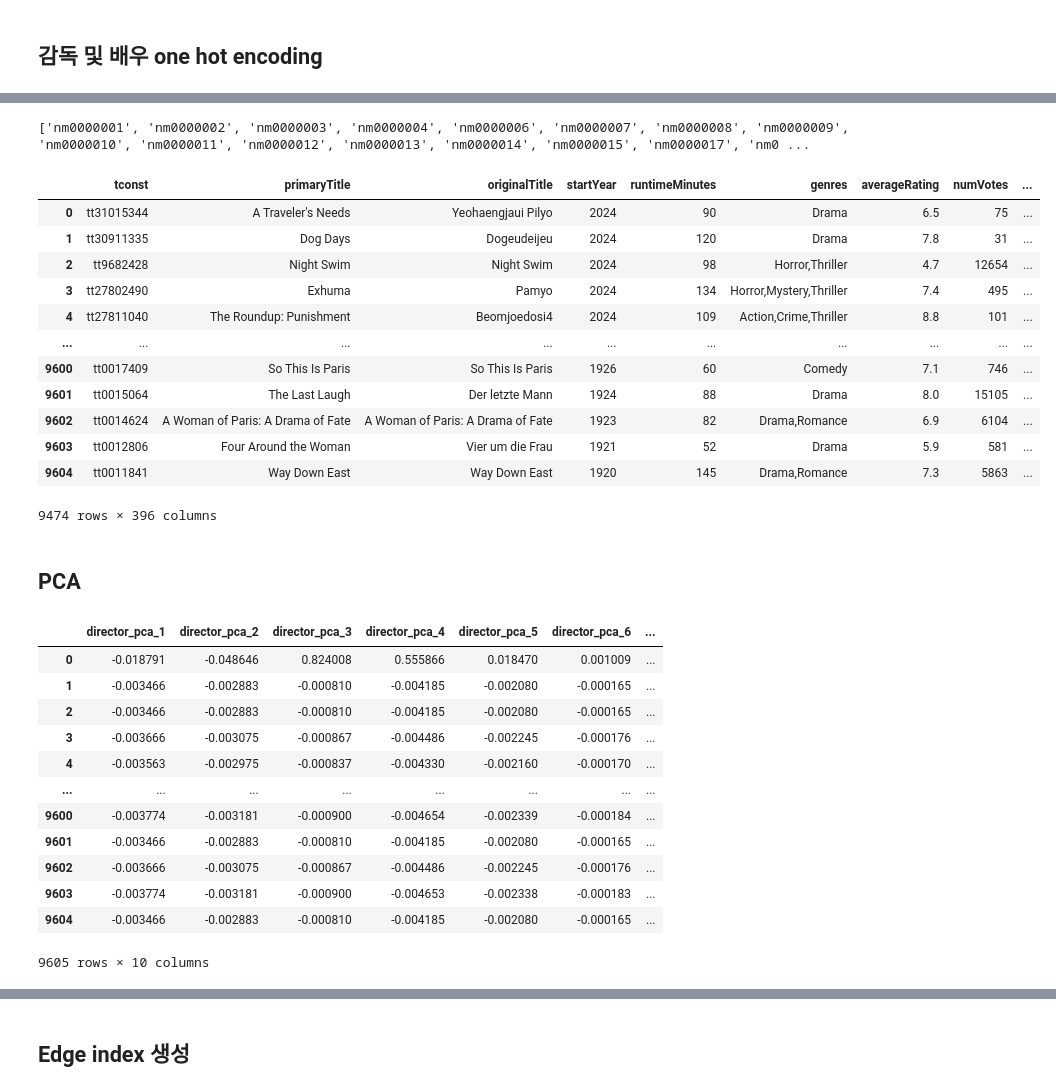
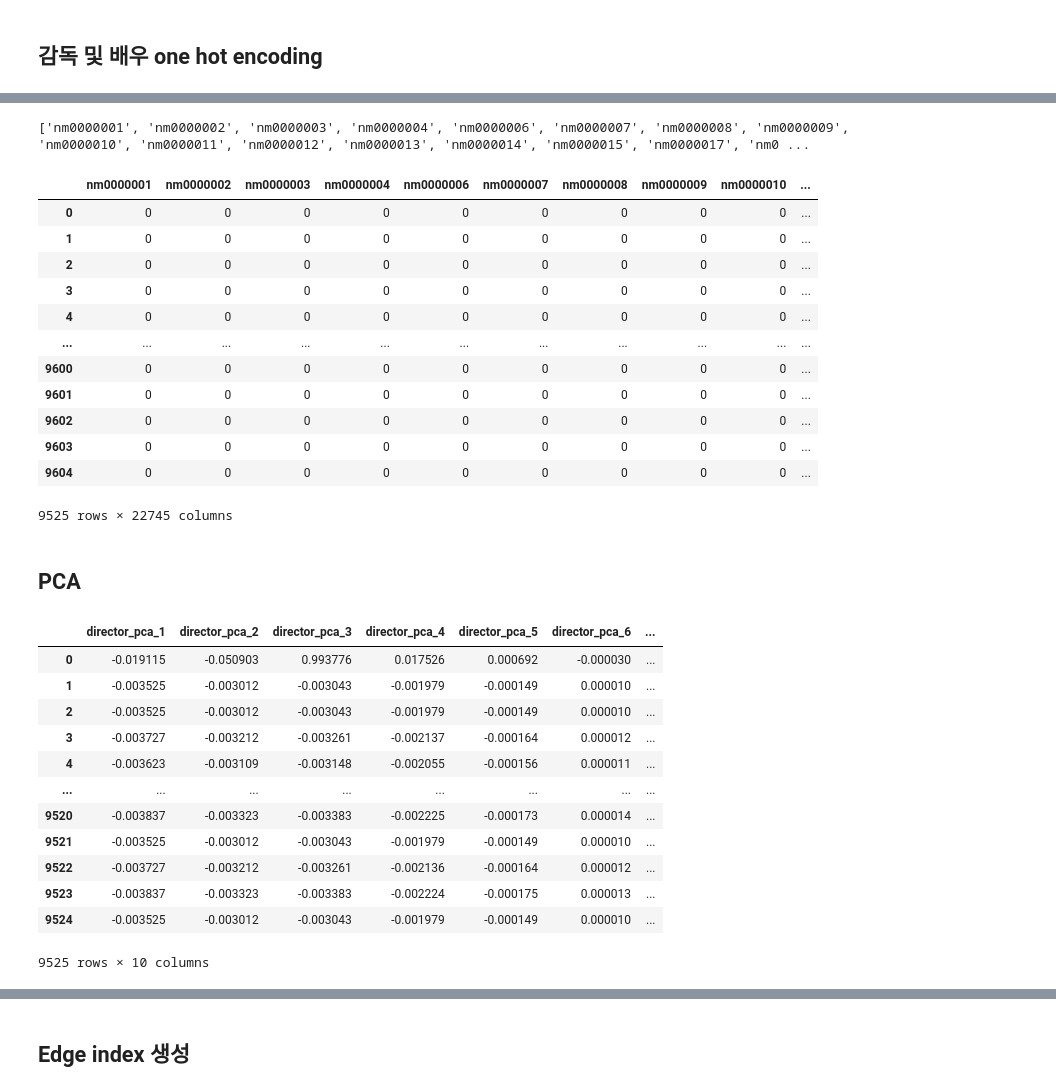
Before and after one commit to hou27/movie_recommendation, a Jupyter notebook: preprocess.ipynb, the cells around one changed output, grey strips where cells are left out. Saved outputs shown, nothing was run; the diff lists cells and outputs as text; code cells hidden in the pictures.

```diff
--- a/preprocess.ipynb
+++ b/preprocess.ipynb
@@ -87,0 +74,10 @@ final_metadata_with_overview
+# %%
+unique_genres_combinations = final_metadata_ver3['genres'].unique()
+
+unique_genres = set() # 고유한 장르를 저장할 집합
+
+for combination in unique_genres_combinations:
+    genres = combination.split(',') # 장르 조합을 분리
+    unique_genres.update(genres) # 집합에 추가하여 고유한 장르만을 보존
+
+sorted(unique_genres), unique_genres.__len__()
@@ -87,0 +146,5 @@ final_metadata_with_overview
+# %%
+# Adult, News, \N, Noir 장르 제거
+final_metadata_with_overview = final_metadata_with_overview[~final_metadata_with_overview['genres'].str.contains('Adult|News|Noir')]
+final_metadata_with_overview = final_metadata_with_overview[~(final_metadata_with_overview['genres'] == '\\N')]
+final_metadata_with_overview
@@ -87,0 +165,4 @@ final_metadata_with_overview
+# %%
+# index 재설정
+final_metadata_with_overview.reset_index(drop=True, inplace=True)
+final_metadata_with_overview
@@ -158,0 +243,8 @@ final_metadata_with_overview.iloc[:, -384:]
+# %%
+# coco에 Family, about time에 Romance 추가
+final_metadata_with_overview.loc[final_metadata_with_overview['primaryTitle'] == 'Coco', 'genres'] += ',Family' # loc로 접근하여 원본 데이터 수정
+final_metadata_with_overview.loc[final_metadata_with_overview['primaryTitle'] == 'About Time', 'genres'] += ',Romance'
+final_metadata_with_overview[
+    (final_metadata_with_overview['primaryTitle'] == 'Coco') |
+    (final_metadata_with_overview['primaryTitle'] == 'About Time')
+]
@@ -285,29 +366,30 @@ final_metadata_with_overview[directors_one_hot_encoded.sum(axis=1) > 1]
 # %%
 unique_actors_combinations = final_metadata_with_overview['actors'].unique()
 unique_actors = set()
 
 for combination in unique_actors_combinations:
     actors = combination.split(',')
     unique_actors.update(actors)
 
 print(sorted(unique_actors))
 actors_one_hot_encoded = final_metadata_with_overview.actors.str.get_dummies(sep=',')
-final_metadata_with_overview[actors_one_hot_encoded.sum(axis=1) > 1]
+# final_metadata_with_overview[actors_one_hot_encoded.sum(axis=1) > 1]
+actors_one_hot_encoded
 # %% [output]
 ['nm0000001', 'nm0000002', 'nm0000003', 'nm0000004', 'nm0000006', 'nm0000007', 'nm0000008', 'nm0000009', 'nm0000010', 'nm0000011', 'nm0000012', 'nm0000013', 'nm0000014', 'nm0000015', 'nm0000017', 'nm0 ...
-|  | tconst | primaryTitle | originalTitle | startYear | runtimeMinutes | genres | averageRating | numVotes | ... |
-| 0 | tt31015344 | A Traveler's Needs | Yeohaengjaui Pilyo | 2024 | 90 | Drama | 6.5 | 75 | ... |
-| 1 | tt30911335 | Dog Days | Dogeudeijeu | 2024 | 120 | Drama | 7.8 | 31 | ... |
-| 2 | tt9682428 | Night Swim | Night Swim | 2024 | 98 | Horror,Thriller | 4.7 | 12654 | ... |
-| 3 | tt27802490 | Exhuma | Pamyo | 2024 | 134 | Horror,Mystery,Thriller | 7.4 | 495 | ... |
-| 4 | tt27811040 | The Roundup: Punishment | Beomjoedosi4 | 2024 | 109 | Action,Crime,Thriller | 8.8 | 101 | ... |
-| ... | ... | ... | ... | ... | ... | ... | ... | ... | ... |
-| 9600 | tt0017409 | So This Is Paris | So This Is Paris | 1926 | 60 | Comedy | 7.1 | 746 | ... |
-| 9601 | tt0015064 | The Last Laugh | Der letzte Mann | 1924 | 88 | Drama | 8.0 | 15105 | ... |
-| 9602 | tt0014624 | A Woman of Paris: A Drama of Fate | A Woman of Paris: A Drama of Fate | 1923 | 82 | Drama,Romance | 6.9 | 6104 | ... |
-| 9603 | tt0012806 | Four Around the Woman | Vier um die Frau | 1921 | 52 | Drama | 5.9 | 581 | ... |
-| 9604 | tt0011841 | Way Down East | Way Down East | 1920 | 145 | Drama,Romance | 7.3 | 5863 | ... |
+|  | nm0000001 | nm0000002 | nm0000003 | nm0000004 | nm0000006 | nm0000007 | nm0000008 | nm0000009 | nm0000010 | ... |
+| 0 | 0 | 0 | 0 | 0 | 0 | 0 | 0 | 0 | 0 | ... |
+| 1 | 0 | 0 | 0 | 0 | 0 | 0 | 0 | 0 | 0 | ... |
+| 2 | 0 | 0 | 0 | 0 | 0 | 0 | 0 | 0 | 0 | ... |
+| 3 | 0 | 0 | 0 | 0 | 0 | 0 | 0 | 0 | 0 | ... |
+| 4 | 0 | 0 | 0 | 0 | 0 | 0 | 0 | 0 | 0 | ... |
+| ... | ... | ... | ... | ... | ... | ... | ... | ... | ... | ... |
+| 9600 | 0 | 0 | 0 | 0 | 0 | 0 | 0 | 0 | 0 | ... |
+| 9601 | 0 | 0 | 0 | 0 | 0 | 0 | 0 | 0 | 0 | ... |
+| 9602 | 0 | 0 | 0 | 0 | 0 | 0 | 0 | 0 | 0 | ... |
+| 9603 | 0 | 0 | 0 | 0 | 0 | 0 | 0 | 0 | 0 | ... |
+| 9604 | 0 | 0 | 0 | 0 | 0 | 0 | 0 | 0 | 0 | ... |
-9474 rows × 396 columns
+9525 rows × 22745 columns
 # %% [markdown]
 ## PCA
 # %%
@@ -319,18 +401,18 @@ directors_pca_df = pd.DataFrame(directors_pca, columns=[f'director_pca_{i+1}' fo
 directors_pca_df
 # %% [output]
 |  | director_pca_1 | director_pca_2 | director_pca_3 | director_pca_4 | director_pca_5 | director_pca_6 | ... |
-| 0 | -0.018791 | -0.048646 | 0.824008 | 0.555866 | 0.018470 | 0.001009 | ... |
-| 1 | -0.003466 | -0.002883 | -0.000810 | -0.004185 | -0.002080 | -0.000165 | ... |
-| 2 | -0.003466 | -0.002883 | -0.000810 | -0.004185 | -0.002080 | -0.000165 | ... |
-| 3 | -0.003666 | -0.003075 | -0.000867 | -0.004486 | -0.002245 | -0.000176 | ... |
-| 4 | -0.003563 | -0.002975 | -0.000837 | -0.004330 | -0.002160 | -0.000170 | ... |
+| 0 | -0.019115 | -0.050903 | 0.993776 | 0.017526 | 0.000692 | -0.000030 | ... |
+| 1 | -0.003525 | -0.003012 | -0.003043 | -0.001979 | -0.000149 | 0.000010 | ... |
+| 2 | -0.003525 | -0.003012 | -0.003043 | -0.001979 | -0.000149 | 0.000010 | ... |
+| 3 | -0.003727 | -0.003212 | -0.003261 | -0.002137 | -0.000164 | 0.000012 | ... |
+| 4 | -0.003623 | -0.003109 | -0.003148 | -0.002055 | -0.000156 | 0.000011 | ... |
 | ... | ... | ... | ... | ... | ... | ... | ... |
-| 9600 | -0.003774 | -0.003181 | -0.000900 | -0.004654 | -0.002339 | -0.000184 | ... |
-| 9601 | -0.003466 | -0.002883 | -0.000810 | -0.004185 | -0.002080 | -0.000165 | ... |
-| 9602 | -0.003666 | -0.003075 | -0.000867 | -0.004486 | -0.002245 | -0.000176 | ... |
-| 9603 | -0.003774 | -0.003181 | -0.000900 | -0.004653 | -0.002338 | -0.000183 | ... |
-| 9604 | -0.003466 | -0.002883 | -0.000810 | -0.004185 | -0.002080 | -0.000165 | ... |
+| 9520 | -0.003837 | -0.003323 | -0.003383 | -0.002225 | -0.000173 | 0.000014 | ... |
+| 9521 | -0.003525 | -0.003012 | -0.003043 | -0.001979 | -0.000149 | 0.000010 | ... |
+| 9522 | -0.003727 | -0.003212 | -0.003261 | -0.002136 | -0.000164 | 0.000012 | ... |
+| 9523 | -0.003837 | -0.003323 | -0.003383 | -0.002224 | -0.000175 | 0.000013 | ... |
+| 9524 | -0.003525 | -0.003012 | -0.003043 | -0.001979 | -0.000149 | 0.000010 | ... |
-9605 rows × 10 columns
+9525 rows × 10 columns
 # %%
 from sklearn.decomposition import PCA
 
```
Also changed, not shown: parts of 29 cells of this notebook.
